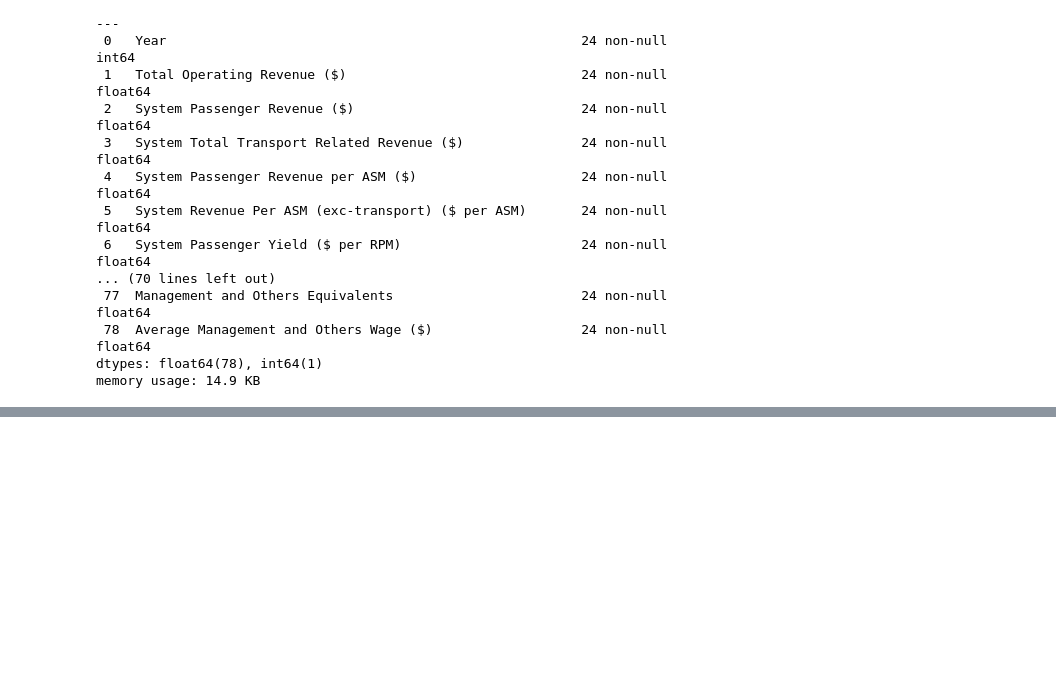
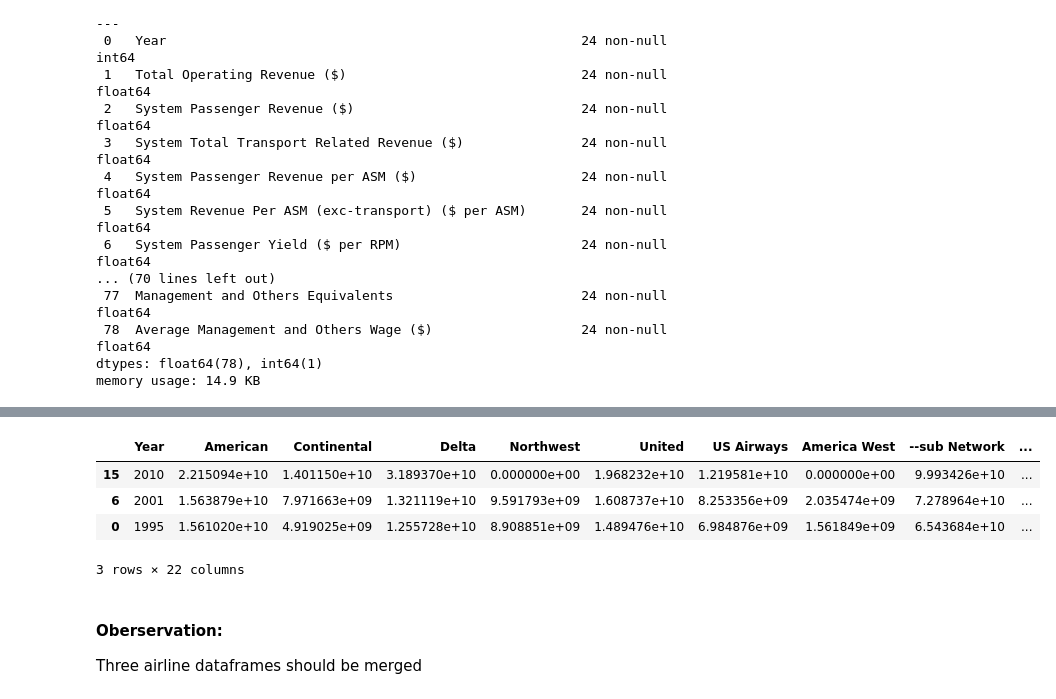
Before and after one commit to fredyen/airline-data-analysis, a Jupyter notebook: airline-da.ipynb, the cells around one changed output, grey strips where cells are left out. Drawn from its saved outputs; the diff is of its cells as text; code cells hidden in the pictures; blank space fills up the shorter version.

```diff
--- a/airline-da.ipynb
+++ b/airline-da.ipynb
@@ -60,0 +114,2 @@ memory usage: 14.9 KB
+# %%
+airline_revenues = pd.read_csv('airline_revenues.csv')
@@ -60,0 +136,12 @@ memory usage: 14.9 KB
+# %%
+airline_revenues.sample(3)
+# %% [output]
+|  | Year | American | Continental | Delta | Northwest | United | US Airways | America West | --sub Network | ... |
+| 15 | 2010 | 2.215094e+10 | 1.401150e+10 | 3.189370e+10 | 0.000000e+00 | 1.968232e+10 | 1.219581e+10 | 0.000000e+00 | 9.993426e+10 | ... |
+| 6 | 2001 | 1.563879e+10 | 7.971663e+09 | 1.321119e+10 | 9.591793e+09 | 1.608737e+10 | 8.253356e+09 | 2.035474e+09 | 7.278964e+10 | ... |
+| 0 | 1995 | 1.561020e+10 | 4.919025e+09 | 1.255728e+10 | 8.908851e+09 | 1.489476e+10 | 6.984876e+09 | 1.561849e+09 | 6.543684e+10 | ... |
+3 rows × 22 columns
+# %% [markdown]
+#### Oberservation:
+
+Three airline dataframes should be merged
```
Also changed, not shown: parts of 9 cells of this notebook.
